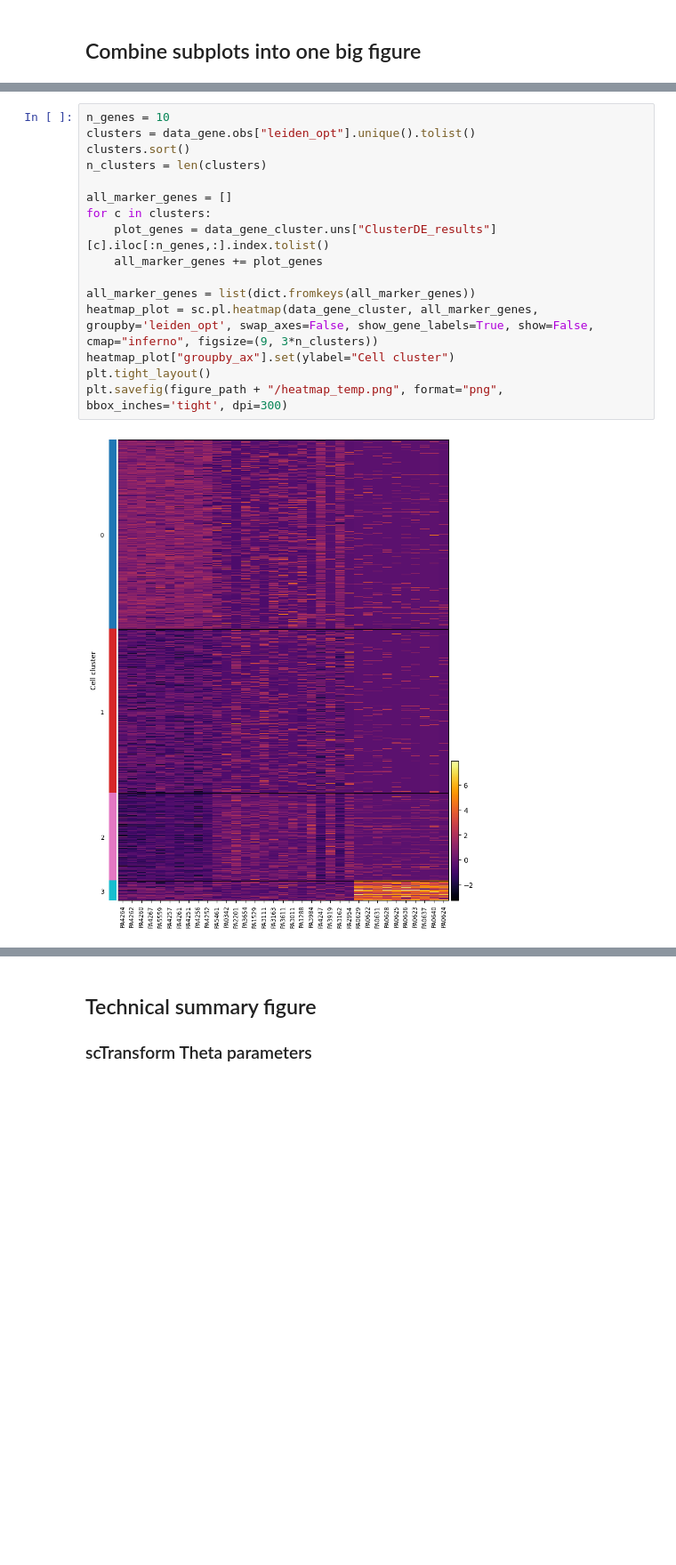
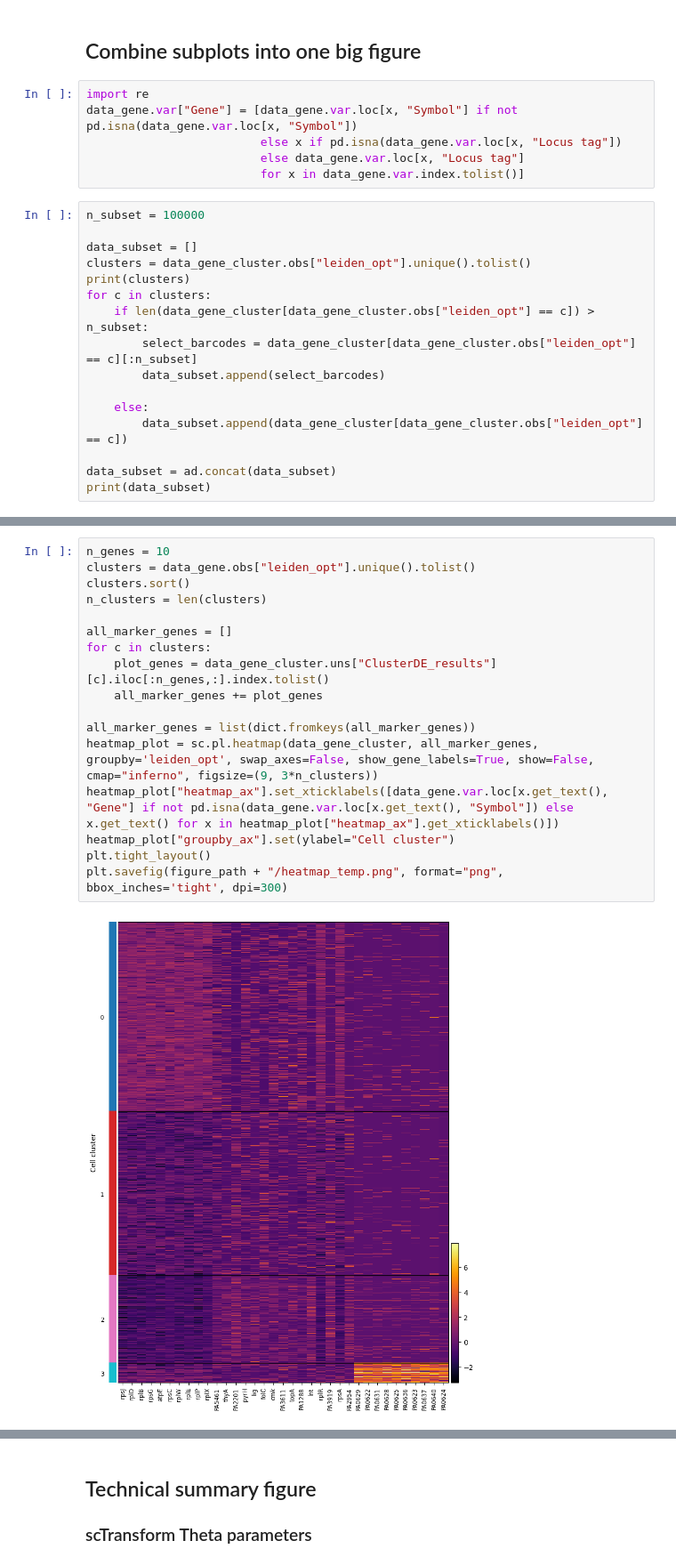
Before and after one commit to bio-datascience/BacSC, a Jupyter notebook: analysis/P_aero_S2S3/S2_Summary_figures.ipynb, the cells around one changed output, grey strips where cells are left out. Shown at 89% size. Drawn from its saved outputs; the diff is of its cells as text; blank space fills up the shorter version.

Commit message:
small changes to figures

```diff
--- a/analysis/P_aero_S2S3/S2_Summary_figures.ipynb
+++ b/analysis/P_aero_S2S3/S2_Summary_figures.ipynb
@@ -215,3 +215,25 @@ plt.show()
 [figure]
 # %% [markdown]
 ## Combine subplots into one big figure
+# %%
+import re
+data_gene.var["Gene"] = [data_gene.var.loc[x, "Symbol"] if not pd.isna(data_gene.var.loc[x, "Symbol"])
+                         else x if pd.isna(data_gene.var.loc[x, "Locus tag"])
+                         else data_gene.var.loc[x, "Locus tag"]
+                         for x in data_gene.var.index.tolist()]
+# %%
+n_subset = 100000
+
+data_subset = []
+clusters = data_gene_cluster.obs["leiden_opt"].unique().tolist()
+print(clusters)
+for c in clusters:
+    if len(data_gene_cluster[data_gene_cluster.obs["leiden_opt"] == c]) > n_subset:
+        select_barcodes = data_gene_cluster[data_gene_cluster.obs["leiden_opt"] == c][:n_subset]
+        data_subset.append(select_barcodes)
+
+    else:
+        data_subset.append(data_gene_cluster[data_gene_cluster.obs["leiden_opt"] == c])
+
+data_subset = ad.concat(data_subset)
+print(data_subset)
@@ -218,21 +246,22 @@ plt.show()
 # %%
 n_genes = 10
 clusters = data_gene.obs["leiden_opt"].unique().tolist()
 clusters.sort()
 n_clusters = len(clusters)
 
 all_marker_genes = []
 for c in clusters:
     plot_genes = data_gene_cluster.uns["ClusterDE_results"][c].iloc[:n_genes,:].index.tolist()
     all_marker_genes += plot_genes
 
 all_marker_genes = list(dict.fromkeys(all_marker_genes))
 heatmap_plot = sc.pl.heatmap(data_gene_cluster, all_marker_genes, groupby='leiden_opt', swap_axes=False, show_gene_labels=True, show=False, cmap="inferno", figsize=(9, 3*n_clusters))
+heatmap_plot["heatmap_ax"].set_xticklabels([data_gene.var.loc[x.get_text(), "Gene"] if not pd.isna(data_gene.var.loc[x.get_text(), "Symbol"]) else x.get_text() for x in heatmap_plot["heatmap_ax"].get_xticklabels()])
 heatmap_plot["groupby_ax"].set(ylabel="Cell cluster")
 plt.tight_layout()
 plt.savefig(figure_path + "/heatmap_temp.png", format="png", bbox_inches='tight', dpi=300)
 # %% [output]
-[figure, old version]
+[figure, new version]
 # %%
 import matplotlib.transforms as mtransforms
 
```
Also changed, not shown: parts of 3 cells of this notebook, 15 other files.
